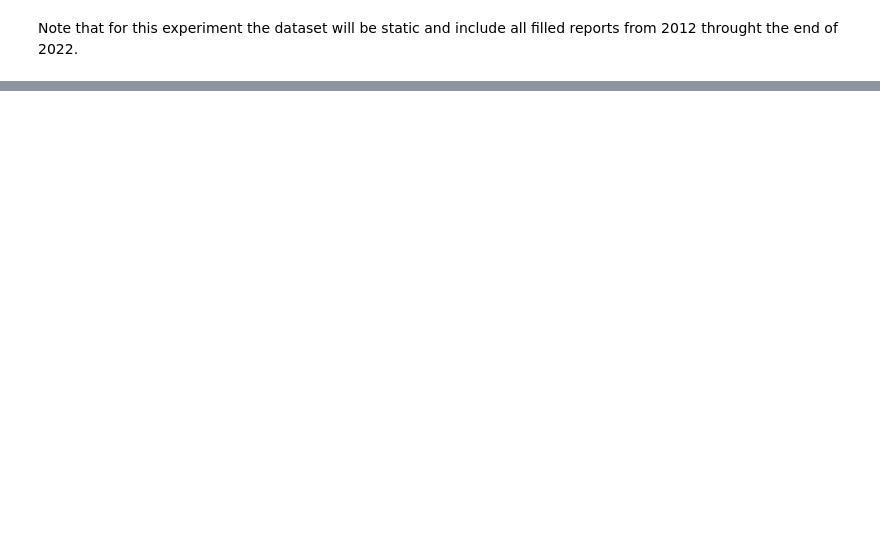
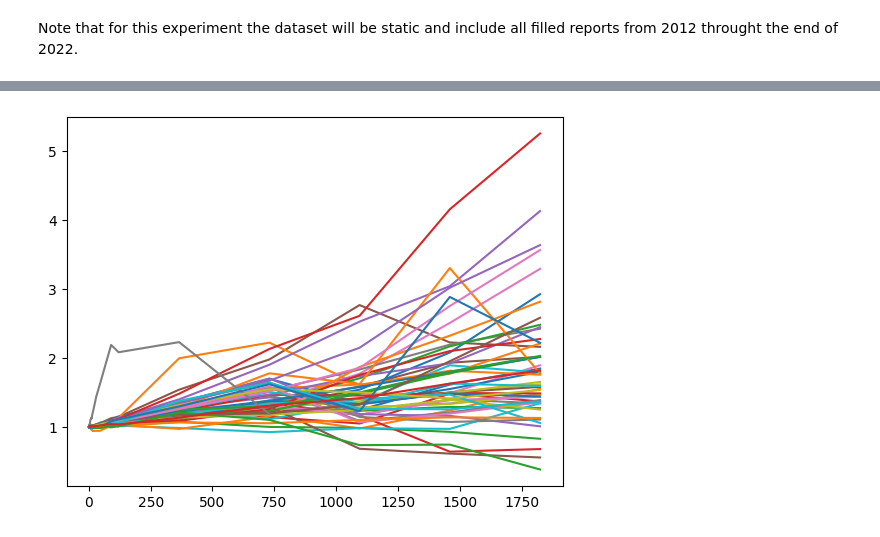
Before and after one commit to elfiasco/Practicum, a Jupyter notebook: playground.ipynb, the cells around one changed output, grey strips where cells are left out. Drawn from its saved outputs; the diff is of its cells as text; code cells hidden in the pictures; blank space fills up the shorter version.

```diff
--- a/playground.ipynb
+++ b/playground.ipynb
@@ -265,0 +579,5 @@ for d in data_inside:
+# %%
+over_100_trades_industries = list(data['industry'].value_counts()[data['industry'].value_counts()>100].index)
+data_industry=data.loc[data['industry'].isin(over_100_trades_industries),:]
+data_industry=data_industry.groupby('industry').aggregate('mean')
+data_industry[['change_over_45_days']]**(1/45)
@@ -265,0 +603,10 @@ for d in data_inside:
+# %%
+timeframe_columns = []
+for t in timeframes:
+    timeframe_columns.append('change_over_'+str(t)+'_days')
+# %%
+for i in data_industry.index:
+    plt.plot(timeframes,data_industry.loc[i, timeframe_columns])
+plt.show()
+# %% [output]
+[figure, added]
```
Also changed, not shown: parts of 82 cells of this notebook, 12 other files.
